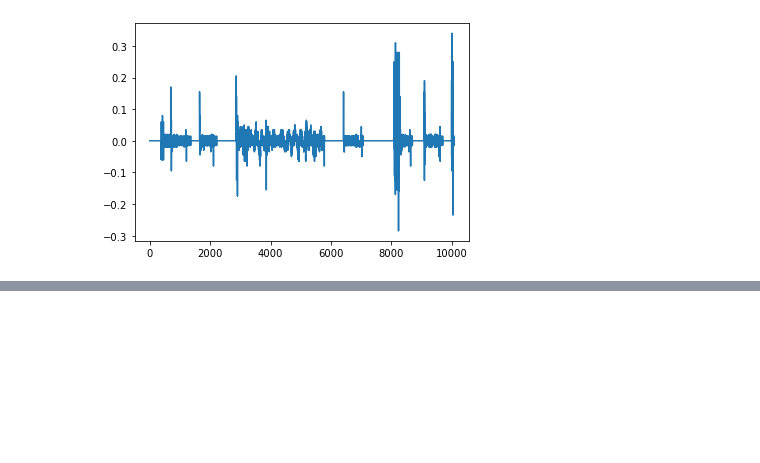
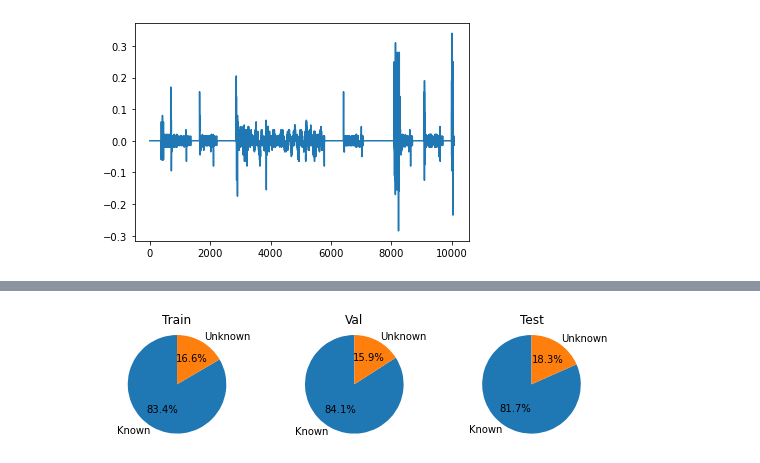
Before and after one commit to earthspecies/BEBE, a Jupyter notebook: data_formatting/format_ladds_seals.ipynb, the cells around one changed output, grey strips where cells are left out. Cells and saved outputs as stored; diff of their text form; code cells hidden in the pictures; blank space fills up the shorter version.

```diff
--- a/data_formatting/format_ladds_seals.ipynb
+++ b/data_formatting/format_ladds_seals.ipynb
@@ -306,0 +377,30 @@ plt.plot(data[:, 6])
+# %%
+# Pie chart, of known vs unknown samples
+
+labels = 'Known', 'Unknown'
+train_sizes = [sum([train_label_count[j] for j in beh_names[1:]]), train_label_count['unknown']]
+val_sizes = [sum([val_label_count[j] for j in beh_names[1:]]), val_label_count['unknown']]
+test_sizes = [sum([test_label_count[j] for j in beh_names[1:]]), test_label_count['unknown']]
+
+fig, ax = plt.subplots(1,3, figsize = (9,2))
+plt.title("blah")
+
+ax[0].pie(train_sizes, labels=labels, autopct='%1.1f%%', startangle=90)
+ax[0].axis('equal')  # Equal aspect ratio ensures that pie is drawn as a circle.
+ax[0].set_title('Train')
+
+ax[1].pie(val_sizes, labels=labels, autopct='%1.1f%%', startangle=90)
+ax[1].axis('equal')  # Equal aspect ratio ensures that pie is drawn as a circle.
+ax[1].set_title('Val')
+
+ax[2].pie(test_sizes, labels=labels, autopct='%1.1f%%', startangle=90)
+ax[2].axis('equal')  # Equal aspect ratio ensures that pie is drawn as a circle.
+ax[2].set_title('Test')
+
+target_fp = os.path.join(formatted_data_dir, 'perc_known.png')
+
+plt.savefig(target_fp)
+
+plt.show()
+# %% [output]
+[figure, added]
```
Also changed, not shown: parts of 8 cells of this notebook, 9 other files.
